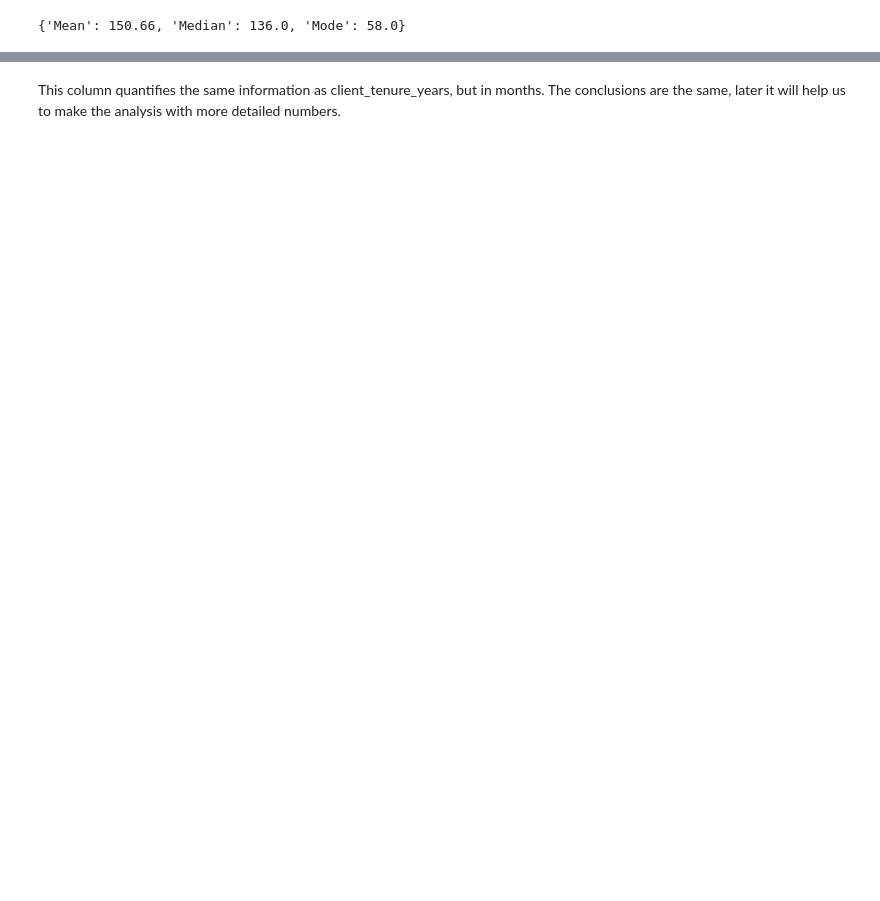
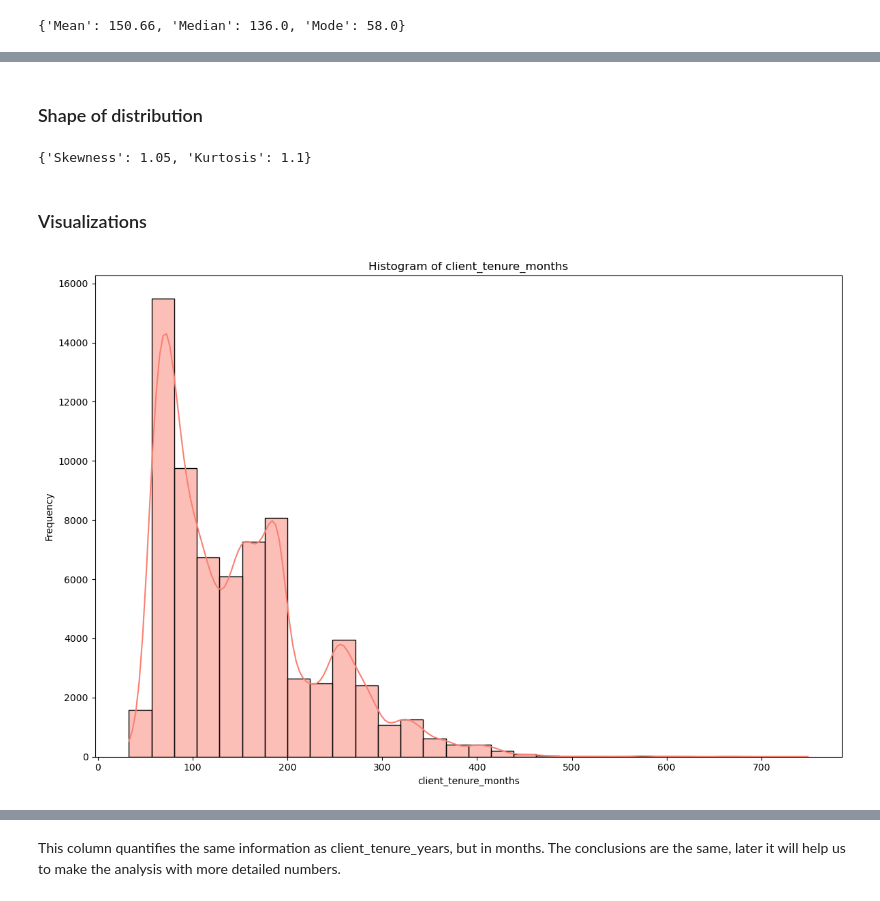
Before and after one commit to almudenaolg/Vanguard-AB-Test-Analysis, a Jupyter notebook: demo.ipynb, the cells around one changed output, grey strips where cells are left out. Drawn from its saved outputs; the diff is of its cells as text; code cells hidden in the pictures; blank space fills up the shorter version.

```diff
--- a/demo.ipynb
+++ b/demo.ipynb
@@ -112,3 +141,15 @@ dispersion_tenure_months
  'Max': 749.0,
  'Range': 716.0,
  'Quantiles': {0.25: 82.0, 0.5: 136.0, 0.75: 192.0}}
+# %% [markdown]
+### Shape of distribution
+# %%
+calculate_skewness_kurtosis(df_demo, 'client_tenure_months')
+# %% [output]
+{'Skewness': 1.05, 'Kurtosis': 1.1}
+# %% [markdown]
+### Visualizations
+# %%
+plot_histogram(df_demo, 'client_tenure_months', bins=30)
+# %% [output]
+[figure, added]
```
Also changed, not shown: parts of 62 cells of this notebook, 1 other file.
